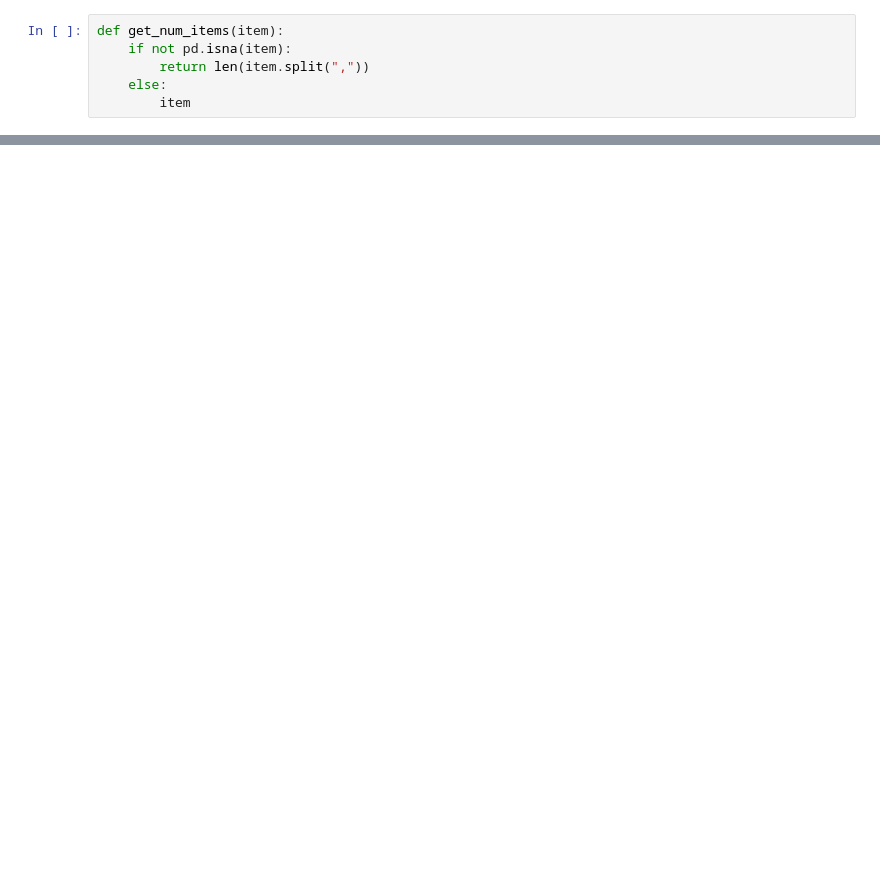
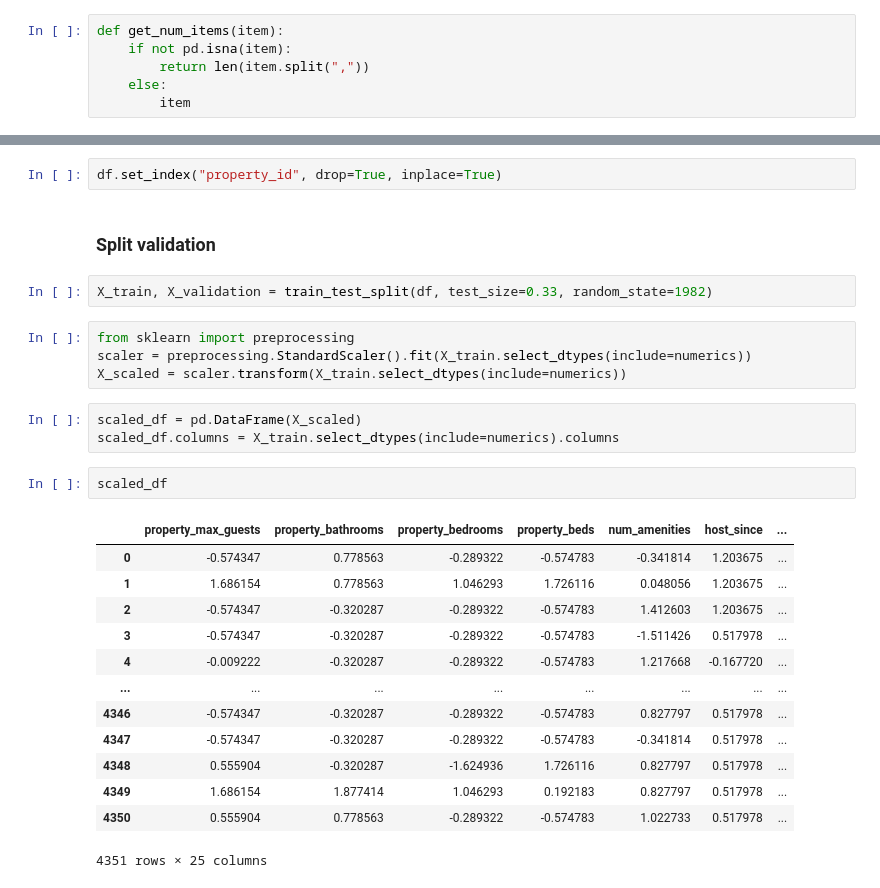
Before and after one commit to hovhannes-margaryan/advanced-business-analytics-ass1, a Jupyter notebook: experiments.ipynb, the cells around one changed output, grey strips where cells are left out. Cells and saved outputs as stored; diff of their text form; blank space fills up the shorter version.

```diff
--- a/experiments.ipynb
+++ b/experiments.ipynb
@@ -177,0 +88,29 @@ scaled_df.corr().style.background_gradient(cmap='coolwarm')
+# %%
+df.set_index("property_id", drop=True, inplace=True)
+# %% [markdown]
+### Split validation
+# %%
+X_train, X_validation = train_test_split(df, test_size=0.33, random_state=1982)
+# %%
+from sklearn import preprocessing
+scaler = preprocessing.StandardScaler().fit(X_train.select_dtypes(include=numerics))
+X_scaled = scaler.transform(X_train.select_dtypes(include=numerics))
+# %%
+scaled_df = pd.DataFrame(X_scaled)
+scaled_df.columns = X_train.select_dtypes(include=numerics).columns
+# %%
+scaled_df
+# %% [output]
+|  | property_max_guests | property_bathrooms | property_bedrooms | property_beds | num_amenities | host_since | ... |
+| 0 | -0.574347 | 0.778563 | -0.289322 | -0.574783 | -0.341814 | 1.203675 | ... |
+| 1 | 1.686154 | 0.778563 | 1.046293 | 1.726116 | 0.048056 | 1.203675 | ... |
+| 2 | -0.574347 | -0.320287 | -0.289322 | -0.574783 | 1.412603 | 1.203675 | ... |
+| 3 | -0.574347 | -0.320287 | -0.289322 | -0.574783 | -1.511426 | 0.517978 | ... |
+| 4 | -0.009222 | -0.320287 | -0.289322 | -0.574783 | 1.217668 | -0.167720 | ... |
+| ... | ... | ... | ... | ... | ... | ... | ... |
+| 4346 | -0.574347 | -0.320287 | -0.289322 | -0.574783 | 0.827797 | 0.517978 | ... |
+| 4347 | -0.574347 | -0.320287 | -0.289322 | -0.574783 | -0.341814 | 0.517978 | ... |
+| 4348 | 0.555904 | -0.320287 | -1.624936 | 1.726116 | 0.827797 | 0.517978 | ... |
+| 4349 | 1.686154 | 1.877414 | 1.046293 | 0.192183 | 0.827797 | 0.517978 | ... |
+| 4350 | 0.555904 | 0.778563 | -0.289322 | -0.574783 | 1.022733 | 0.517978 | ... |
+4351 rows × 25 columns
```
Also changed, not shown: parts of 46 cells of this notebook.
